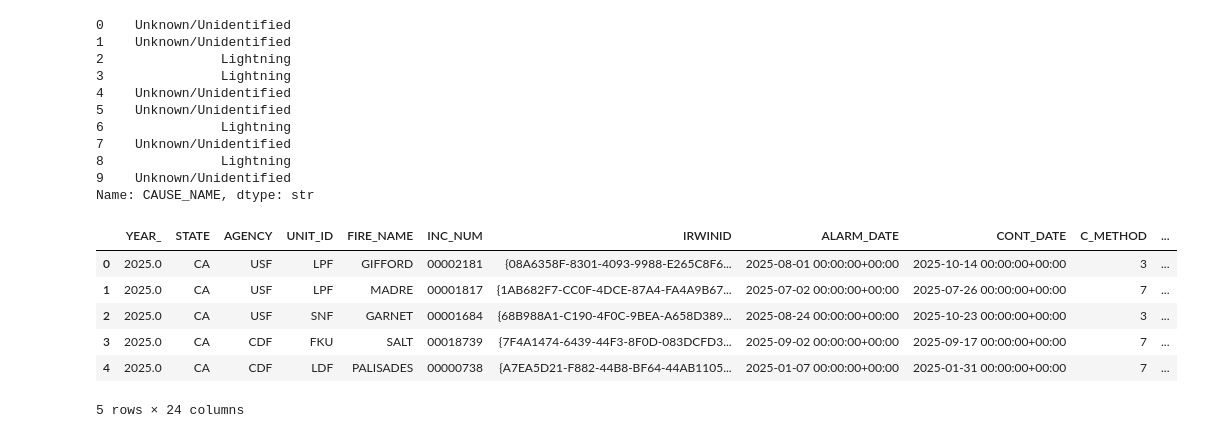
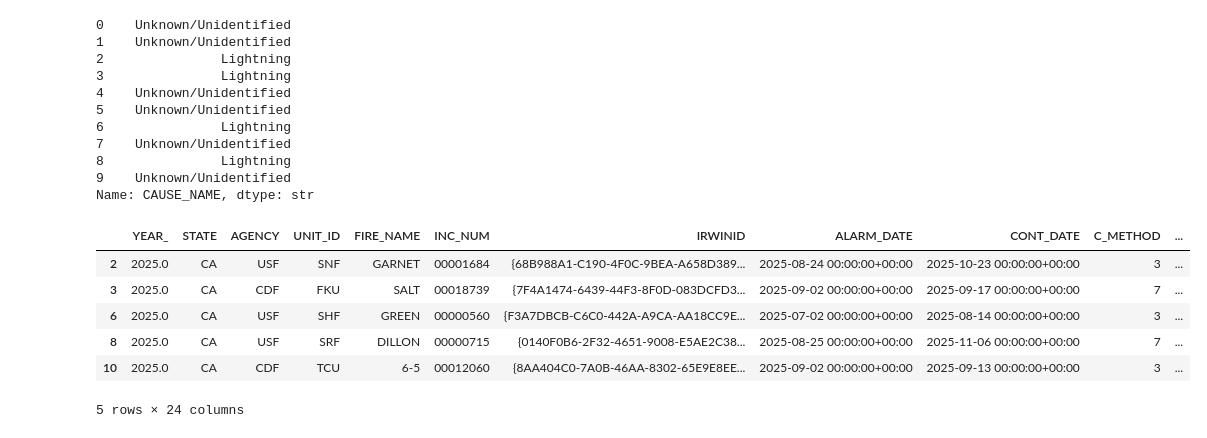
Before and after one commit to Sophiacyt/Wildfire-Wetland_BunkerAndersonTseng, a Jupyter notebook: scripts/A4/fire_by_cause_Sophia.ipynb, the cells around one changed output. Cells and saved outputs as stored; diff of their text form; code cells hidden in the pictures.

```diff
--- a/scripts/A4/fire_by_cause_Sophia.ipynb
+++ b/scripts/A4/fire_by_cause_Sophia.ipynb
@@ -152,30 +152,30 @@ Name: CAUSE_NAME, dtype: str
 # %%
 # Set the "selected" values
 alarm_start_date = "2025-01-01" #alarm date dropdown range
 alarm_end_date = "2025-12-31"
 cont_start_date = "2025-01-01" #containment date dropdown range
 cont_end_date = "2025-12-31"
-cause = ['Lightning','Unknown/Unidentified']
+cause = 'Lightning'
 size = 0
 
 # Subset the data
 fire_subset = fire_shp_25.loc[
     (fire_shp_25['ALARM_DATE'] >= alarm_start_date) &  # Start date
     (fire_shp_25['ALARM_DATE'] <= alarm_end_date) &    # End date
     (fire_shp_25['CONT_DATE'] >= cont_start_date) &    # Containment start date
     (fire_shp_25['CONT_DATE'] <= cont_end_date) &      # Containment end date
-    (fire_shp_25['CAUSE_NAME'].isin(cause)) &
+    (fire_shp_25['CAUSE_NAME']==(cause)) &
     (fire_shp_25['Shape_Area'] >= size),
 ]
 
 fire_subset.head()
 # %% [output]
 |  | YEAR_ | STATE | AGENCY | UNIT_ID | FIRE_NAME | INC_NUM | IRWINID | ALARM_DATE | CONT_DATE | C_METHOD | ... |
-| 0 | 2025.0 | CA | USF | LPF | GIFFORD | 00002181 | {08A6358F-8301-4093-9988-E265C8F6... | 2025-08-01 00:00:00+00:00 | 2025-10-14 00:00:00+00:00 | 3 | ... |
-| 1 | 2025.0 | CA | USF | LPF | MADRE | 00001817 | {1AB682F7-CC0F-4DCE-87A4-FA4A9B67... | 2025-07-02 00:00:00+00:00 | 2025-07-26 00:00:00+00:00 | 7 | ... |
 | 2 | 2025.0 | CA | USF | SNF | GARNET | 00001684 | {68B988A1-C190-4F0C-9BEA-A658D389... | 2025-08-24 00:00:00+00:00 | 2025-10-23 00:00:00+00:00 | 3 | ... |
 | 3 | 2025.0 | CA | CDF | FKU | SALT | 00018739 | {7F4A1474-6439-44F3-8F0D-083DCFD3... | 2025-09-02 00:00:00+00:00 | 2025-09-17 00:00:00+00:00 | 7 | ... |
-| 4 | 2025.0 | CA | CDF | LDF | PALISADES | 00000738 | {A7EA5D21-F882-44B8-BF64-44AB1105... | 2025-01-07 00:00:00+00:00 | 2025-01-31 00:00:00+00:00 | 7 | ... |
+| 6 | 2025.0 | CA | USF | SHF | GREEN | 00000560 | {F3A7DBCB-C6C0-442A-A9CA-AA18CC9E... | 2025-07-02 00:00:00+00:00 | 2025-08-14 00:00:00+00:00 | 3 | ... |
+| 8 | 2025.0 | CA | USF | SRF | DILLON | 00000715 | {0140F0B6-2F32-4651-9008-E5AE2C38... | 2025-08-25 00:00:00+00:00 | 2025-11-06 00:00:00+00:00 | 7 | ... |
+| 10 | 2025.0 | CA | CDF | TCU | 6-5 | 00012060 | {8AA404C0-7A0B-46AA-8302-65E9E8EE... | 2025-09-02 00:00:00+00:00 | 2025-09-13 00:00:00+00:00 | 3 | ... |
 5 rows × 24 columns
 # %%
 
```
Also changed, not shown: parts of 5 cells of this notebook.
